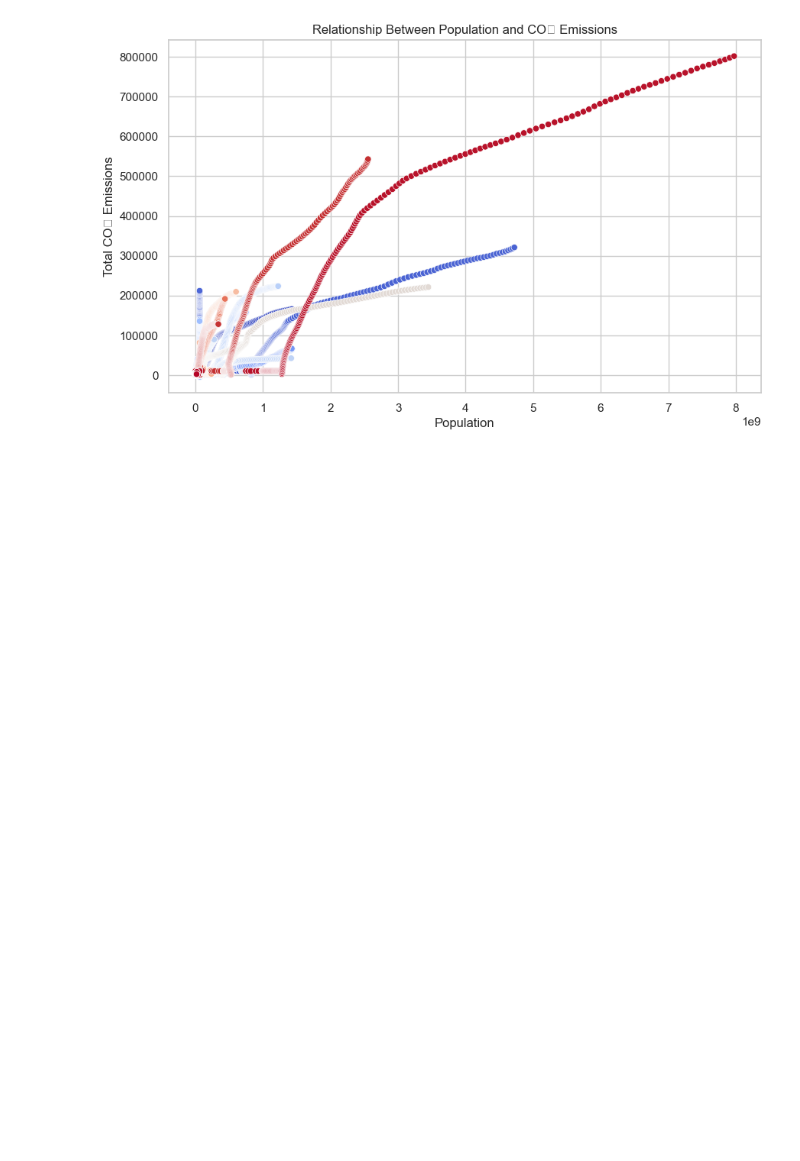
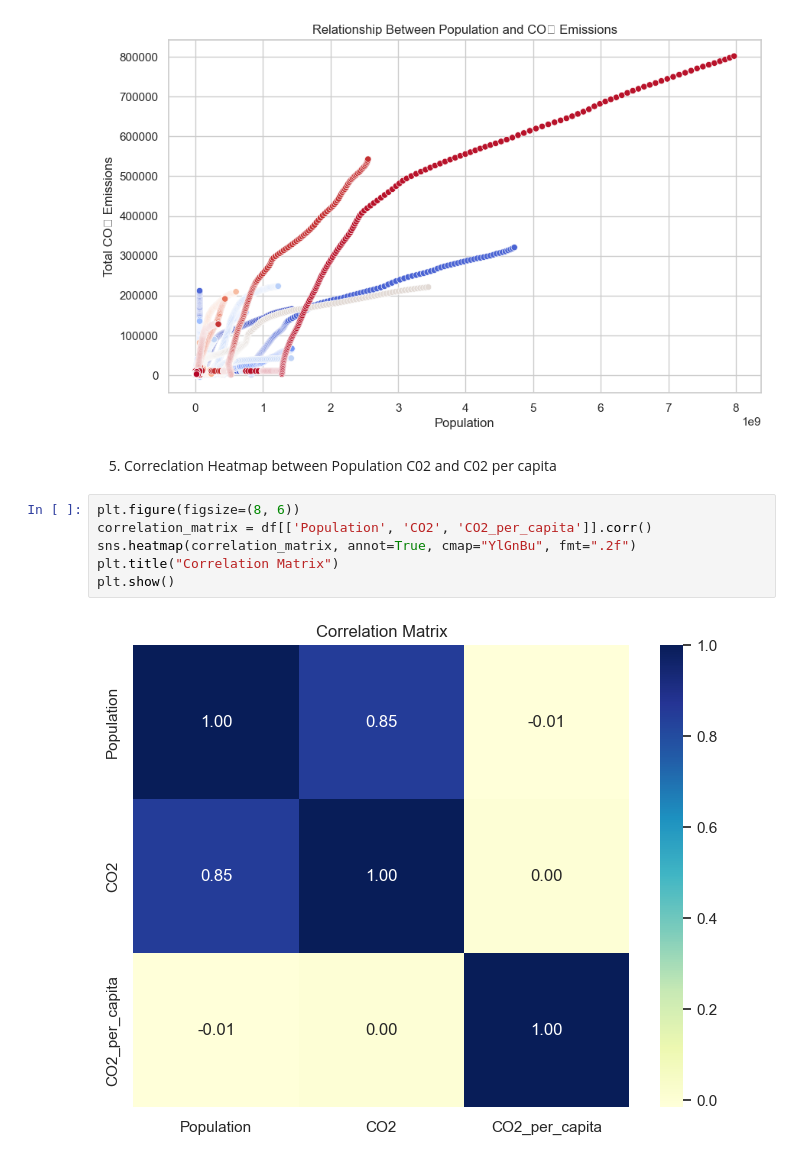
Before and after one commit to alextran21211/adsc3910-project-group-5, a Jupyter notebook: notebooks/eda.ipynb, the cells around one changed output. Cells and saved outputs as stored; diff of their text form; blank space fills up the shorter version.

Commit message:
Add Correlation Heatmap between population C02 and C02_per_capita

```diff
--- a/notebooks/eda.ipynb
+++ b/notebooks/eda.ipynb
@@ -121,3 +121,13 @@ plt.ylabel("Total CO₂ Emissions")
 plt.show()
 # %% [output]
 [figure]
+# %% [markdown]
+5. Correclation Heatmap between Population C02 and C02 per capita
+# %%
+plt.figure(figsize=(8, 6))
+correlation_matrix = df[['Population', 'CO2', 'CO2_per_capita']].corr()
+sns.heatmap(correlation_matrix, annot=True, cmap="YlGnBu", fmt=".2f")
+plt.title("Correlation Matrix")
+plt.show()
+# %% [output]
+[figure, added]
```
